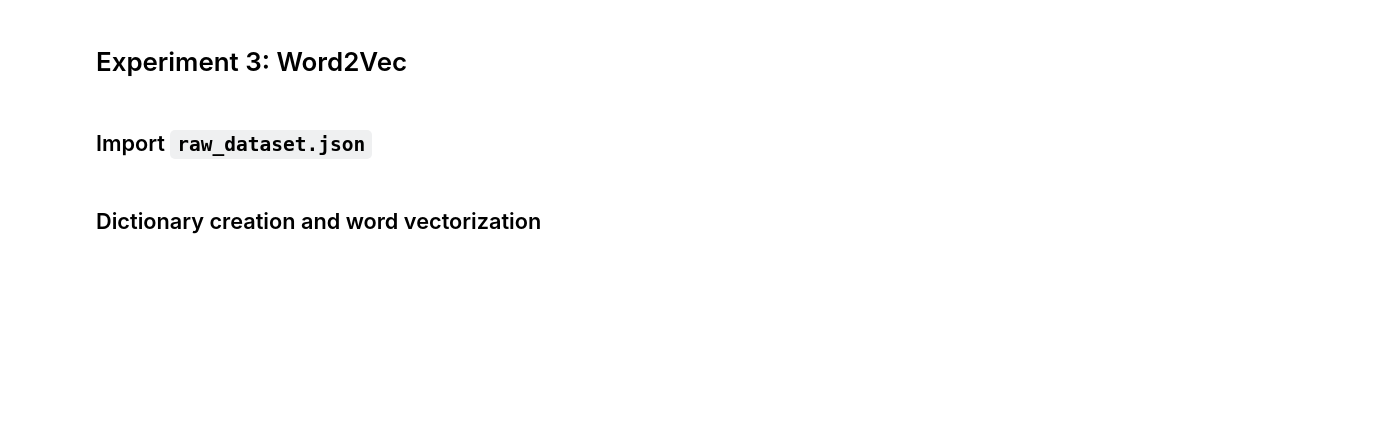
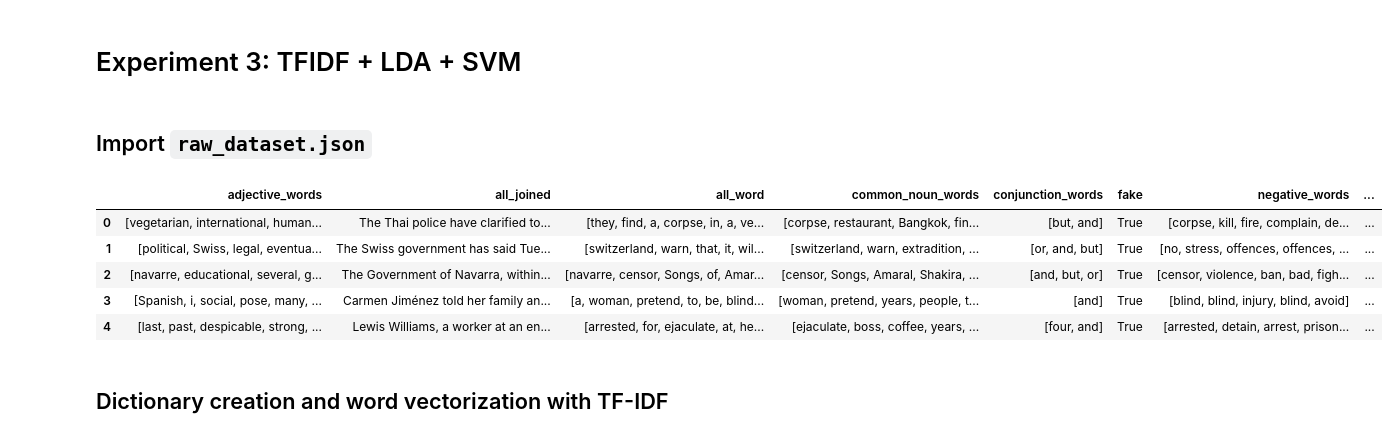
Before and after one commit to FNClassificator/FNC, a Jupyter notebook: src/fake_news_detector/notebooks/experiment_3/experiment_3.ipynb, the cells around one changed output. Saved outputs shown, nothing was run; the diff lists cells and outputs as text; code cells hidden in the pictures; blank space fills up the shorter version.

```diff
--- a/src/fake_news_detector/notebooks/experiment_3/experiment_3.ipynb
+++ b/src/fake_news_detector/notebooks/experiment_3/experiment_3.ipynb
@@ -1,3 +1,3 @@
 # %% [markdown]
-# Experiment 3: Word2Vec
+# Experiment 3: TFIDF + LDA + SVM
 # %%
@@ -11,5 +15,13 @@ from src.fake_news_detector.core.encoders import word2vec
 # %% [markdown]
 ## Import `raw_dataset.json`
 # %%
-articles = io.read_json_file('/home/elenaruiz/Documents/FNC/src/data/raw_content.json')
+articles = io.read_json_file('/home/elenaruiz/Documents/FNC/src/data/dataset_content.json')
 df = pd.DataFrame(data=articles['articles']) # Put in pandas dataframe
+df.head()
+# %% [output]
+|  | adjective_words | all_joined | all_word | common_noun_words | conjunction_words | fake | negative_words | ... |
+| 0 | [vegetarian, international, human... | The Thai police have clarified to... | [they, find, a, corpse, in, a, ve... | [corpse, restaurant, Bangkok, fin... | [but, and] | True | [corpse, kill, fire, complain, de... | ... |
+| 1 | [political, Swiss, legal, eventua... | The Swiss government has said Tue... | [switzerland, warn, that, it, wil... | [switzerland, warn, extradition, ... | [or, and, but] | True | [no, stress, offences, offences, ... | ... |
+| 2 | [navarre, educational, several, g... | The Government of Navarra, within... | [navarre, censor, Songs, of, Amar... | [censor, Songs, Amaral, Shakira, ... | [and, but, or] | True | [censor, violence, ban, bad, figh... | ... |
+| 3 | [Spanish, i, social, pose, many, ... | Carmen Jiménez told her family an... | [a, woman, pretend, to, be, blind... | [woman, pretend, years, people, t... | [and] | True | [blind, blind, injury, blind, avoid] | ... |
+| 4 | [last, past, despicable, strong, ... | Lewis Williams, a worker at an en... | [arrested, for, ejaculate, at, he... | [ejaculate, boss, coffee, years, ... | [four, and] | True | [arrested, detain, arrest, prison... | ... |
@@ -24,2 +31,2 @@ df_content.head()
 # %% [markdown]
-## Dictionary creation and word vectorization
+## Dictionary creation and word vectorization with TF-IDF
```
Also changed, not shown: parts of 10 cells of this notebook.
